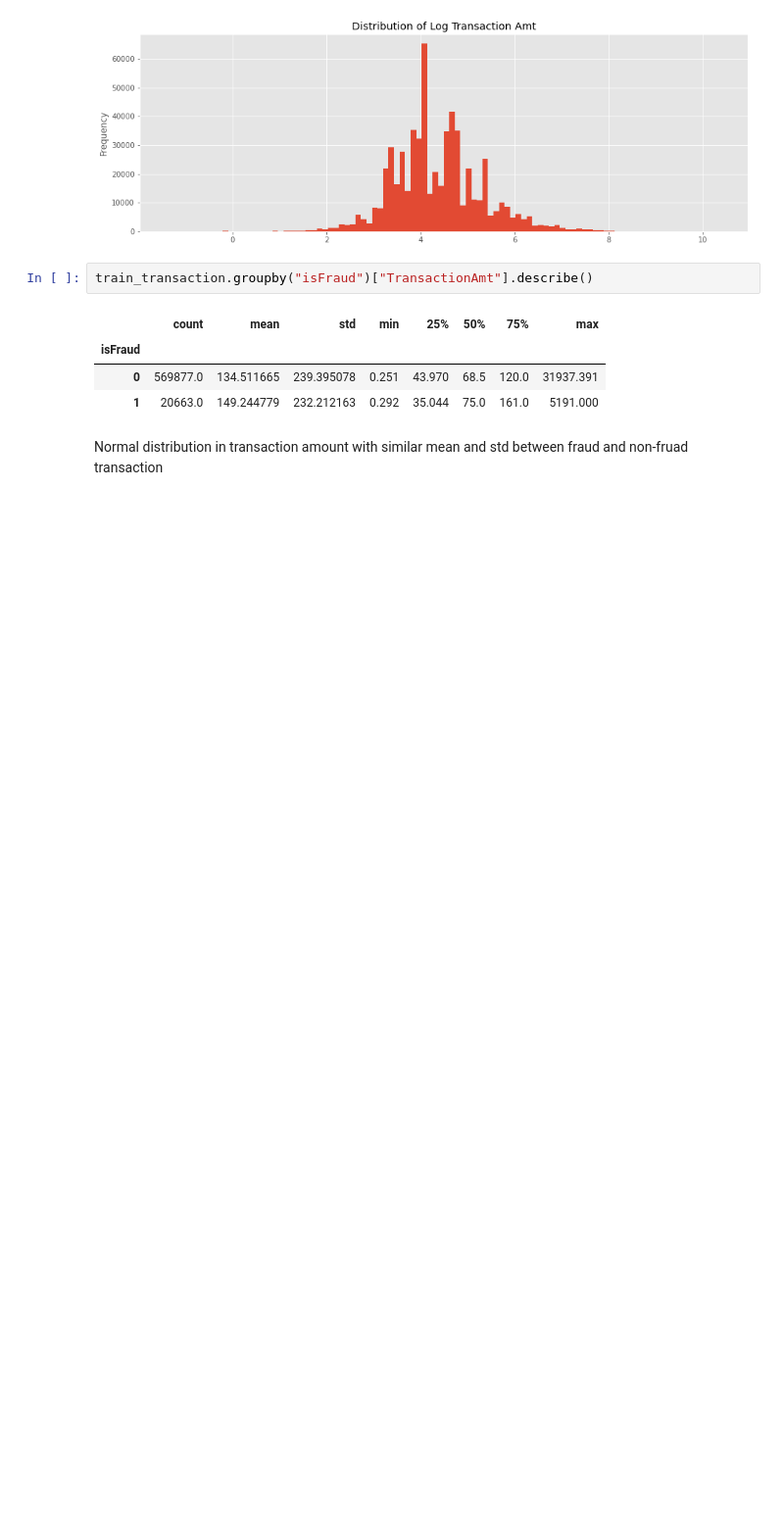
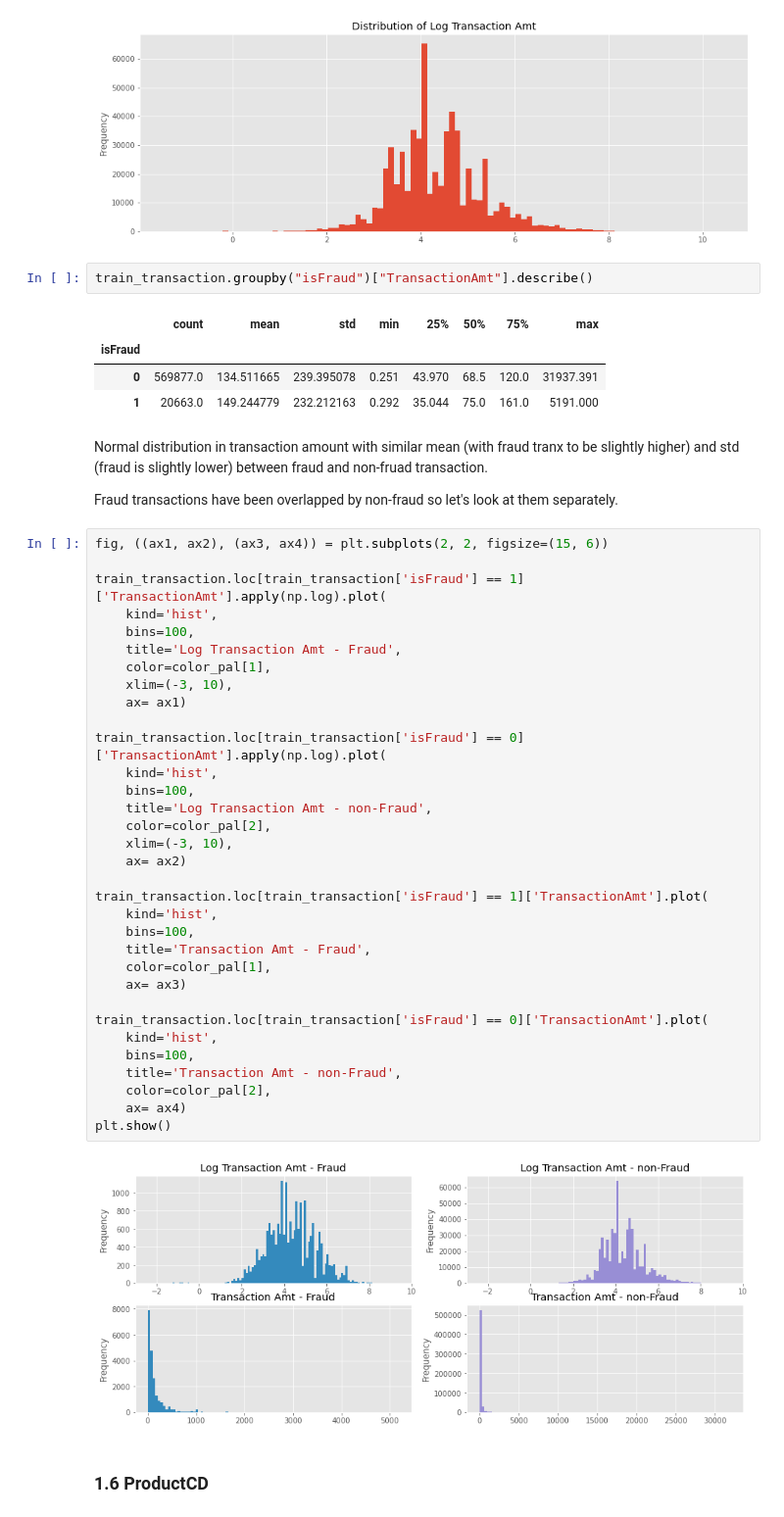
Before and after one commit to nichowu/IEEE-CIS-Fraud-Detection, a Jupyter notebook: IEEE-CIS-Fraud-Detection.ipynb, the cells around one changed output. Shown: that part at 98% size. Saved outputs shown, nothing was run; the diff lists cells and outputs as text; blank space fills up the shorter version.

Commit message:
"upto productCD

```diff
--- a/IEEE-CIS-Fraud-Detection.ipynb
+++ b/IEEE-CIS-Fraud-Detection.ipynb
@@ -147,4 +146,43 @@ train_transaction.groupby("isFraud")["TransactionAmt"].describe()
 | 0 | 569877.0 | 134.511665 | 239.395078 | 0.251 | 43.970 | 68.5 | 120.0 | 31937.391 |
 | 1 | 20663.0 | 149.244779 | 232.212163 | 0.292 | 35.044 | 75.0 | 161.0 | 5191.000 |
 # %% [markdown]
-Normal distribution in transaction amount with similar mean and std between fraud and non-fruad transaction
+Normal distribution in transaction amount with similar mean (with fraud tranx to be slightly higher) and std (fraud is slightly lower) between fraud and non-fruad transaction.
+
+Fraud transactions have been overlapped by non-fraud so let's look at them separately.
+# %%
+fig, ((ax1, ax2), (ax3, ax4)) = plt.subplots(2, 2, figsize=(15, 6))
+
+train_transaction.loc[train_transaction['isFraud'] == 1]['TransactionAmt'].apply(np.log).plot(
+    kind='hist',
+    bins=100,
+    title='Log Transaction Amt - Fraud',
+    color=color_pal[1],
+    xlim=(-3, 10),
+    ax= ax1)
+
+train_transaction.loc[train_transaction['isFraud'] == 0]['TransactionAmt'].apply(np.log).plot(
+    kind='hist',
+    bins=100,
+    title='Log Transaction Amt - non-Fraud',
+    color=color_pal[2],
+    xlim=(-3, 10),
+    ax= ax2)
+
+train_transaction.loc[train_transaction['isFraud'] == 1]['TransactionAmt'].plot(
+    kind='hist',
+    bins=100,
+    title='Transaction Amt - Fraud',
+    color=color_pal[1],
+    ax= ax3)
+
+train_transaction.loc[train_transaction['isFraud'] == 0]['TransactionAmt'].plot(
+    kind='hist',
+    bins=100,
+    title='Transaction Amt - non-Fraud',
+    color=color_pal[2],
+    ax= ax4)
+plt.show()
+# %% [output]
+[figure, added]
+# %% [markdown]
+### 1.6 ProductCD
```
Also changed, not shown: parts of 4 cells of this notebook.
